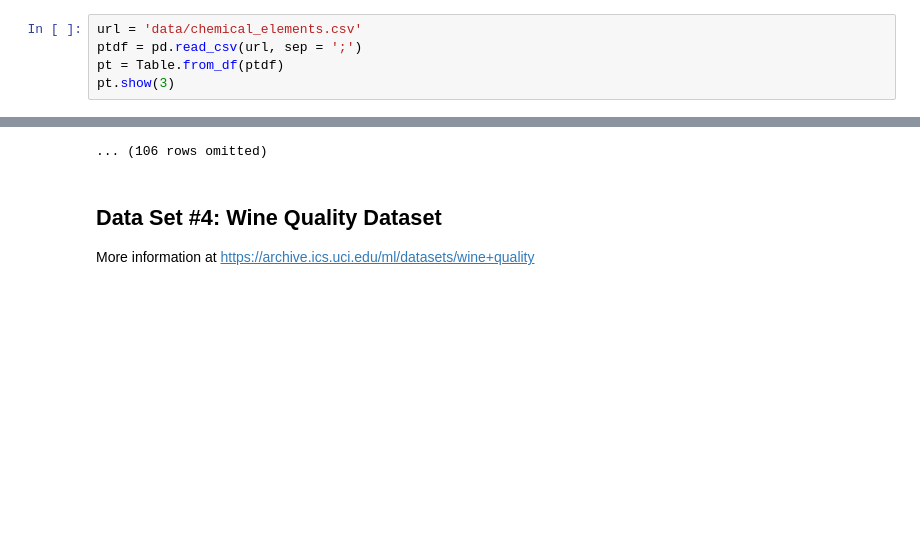
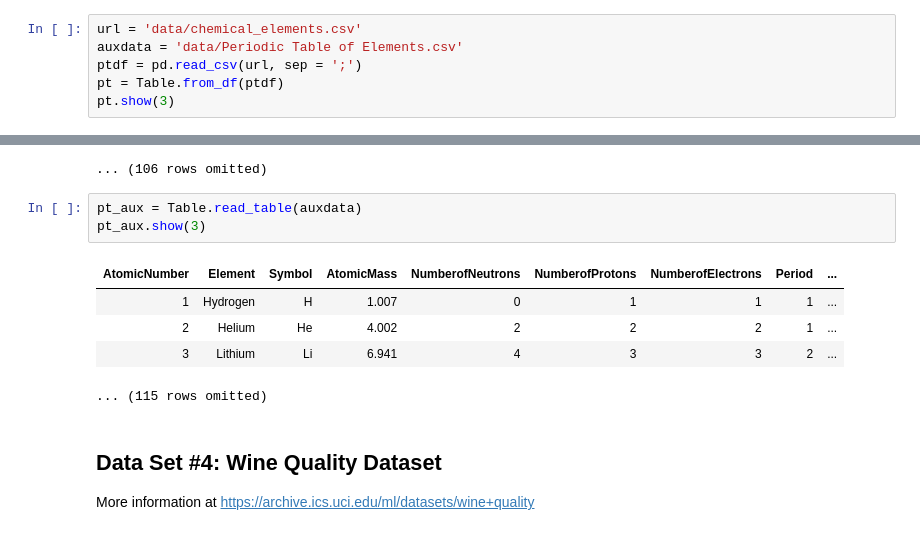
Before and after one commit to laserchemist/datascience, a Jupyter notebook: Fall 2024/Group-project/Group_Project_Datasets_Fall-2024.ipynb, the cells around one changed output, grey strips where cells are left out. Cells and saved outputs as stored; diff of their text form; blank space fills up the shorter version.

Commit message:
Add additional, complimentary periodic table data set

```diff
--- a/Fall 2024/Group-project/Group_Project_Datasets_Fall-2024.ipynb
+++ b/Fall 2024/Group-project/Group_Project_Datasets_Fall-2024.ipynb
@@ -119,6 +120,7 @@ More information on columns: https://www.kaggle.com/datasets/berkayalan/chemical
 Does boiling point correlate with atomic weight?
 # %%
 url = 'data/chemical_elements.csv'
+auxdata = 'data/Periodic Table of Elements.csv'
 ptdf = pd.read_csv(url, sep = ';')
 pt = Table.from_df(ptdf)
 pt.show(3)
@@ -128,6 +130,15 @@ pt.show(3)
 | 2 | Helium | 4.003 | He | -272 | -269 | 1895 | ... |
 | 3 | Lithium | 6.941 | Li | 180 | 1,347 | 1817 | ... |
 ... (106 rows omitted)
+# %%
+pt_aux = Table.read_table(auxdata)
+pt_aux.show(3)
+# %% [output]
+| AtomicNumber | Element | Symbol | AtomicMass | NumberofNeutrons | NumberofProtons | NumberofElectrons | Period | ... |
+| 1 | Hydrogen | H | 1.007 | 0 | 1 | 1 | 1 | ... |
+| 2 | Helium | He | 4.002 | 2 | 2 | 2 | 1 | ... |
+| 3 | Lithium | Li | 6.941 | 4 | 3 | 3 | 2 | ... |
+... (115 rows omitted)
 # %% [markdown]
 ## Data Set #4: Wine Quality Dataset
 More information at https://archive.ics.uci.edu/ml/datasets/wine+quality
```
Also changed, not shown: parts of 1 cell of this notebook, 1 other file.
